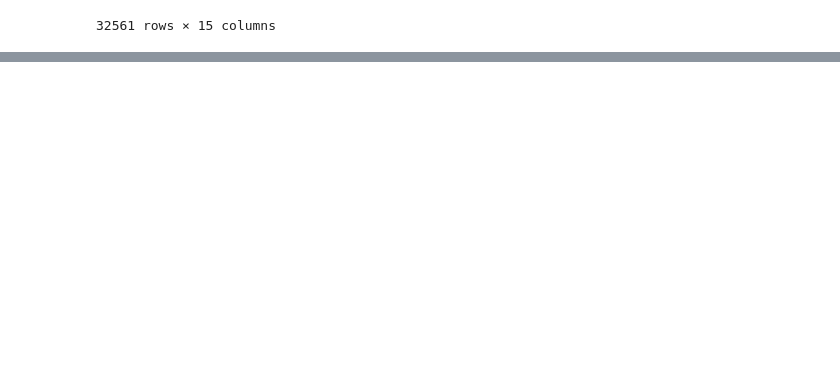
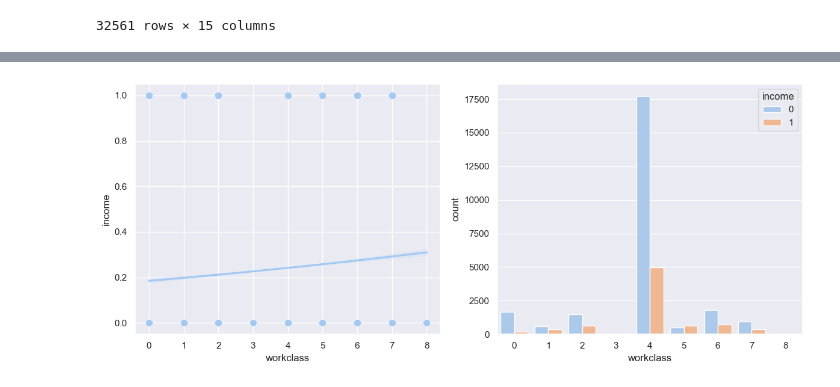
Before and after one commit to zidanqrs/IBM-Machine-Learning-Course, a Jupyter notebook: 3-Supervised-Machine-Learning-Classification/syntax.ipynb, the cells around one changed output, grey strips where cells are left out. Cells and saved outputs as stored; diff of their text form; code cells hidden in the pictures; blank space fills up the shorter version.

```diff
--- a/3-Supervised-Machine-Learning-Classification/syntax.ipynb
+++ b/3-Supervised-Machine-Learning-Classification/syntax.ipynb
@@ -55,0 +196,11 @@ memory usage: 3.7+ MB
+# %%
+fig, axes = plt.subplots(1,2, figsize=(12,5))
+
+sns.regplot(y=data1['income'],
+            x=data1['workclass'],
+            logistic=True, ax=axes[0])
+sns.countplot(data=data1, x='workclass', hue='income', ax= axes[1])
+
+plt.tight_layout()
+# %% [output]
+[figure, added]
```
Also changed, not shown: parts of 33 cells of this notebook.
